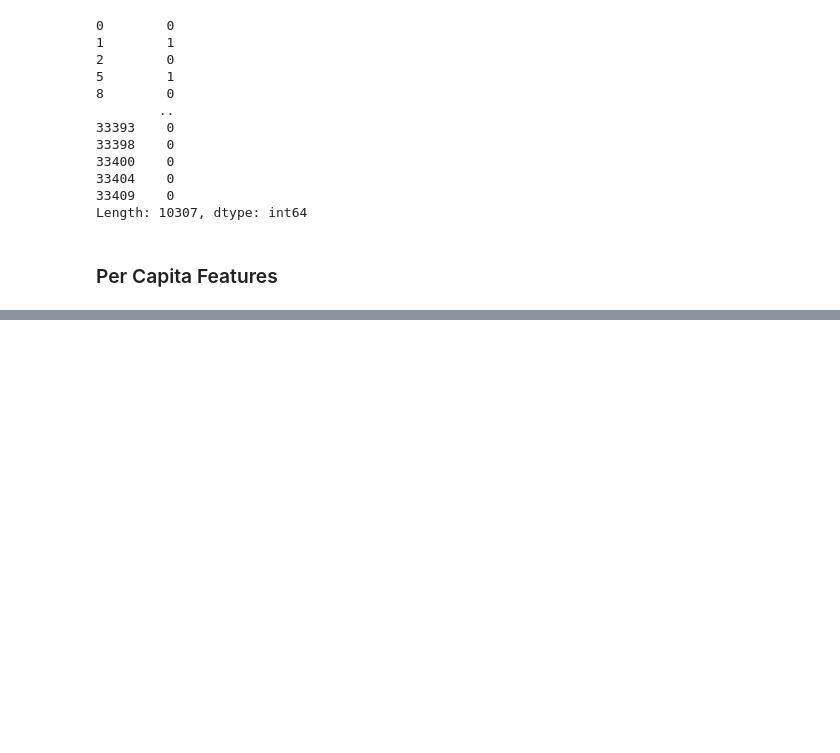
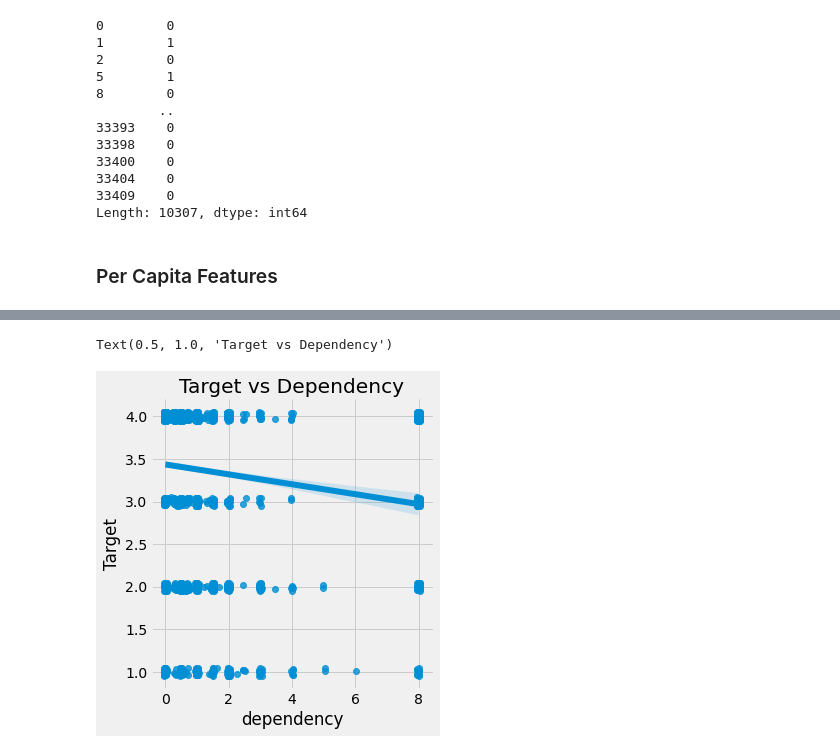
Before and after one commit to brandnewmin/kagglestudy, a Jupyter notebook: costa-rican-household-poverty-level-prediction-2.ipynb, the cells around one changed output, grey strips where cells are left out. Cells and saved outputs as stored; diff of their text form; code cells hidden in the pictures; blank space fills up the shorter version.

```diff
--- a/costa-rican-household-poverty-level-prediction-2.ipynb
+++ b/costa-rican-household-poverty-level-prediction-2.ipynb
@@ -765,3 +765,8 @@ Text(0.5, 1.0, 'Target vs Bonus Variables')
 Length: 10307, dtype: int64
 # %% [markdown]
 ### Per Capita Features
+# %%
+heads['phones-per-capita'] = heads['qmobilephone'] / heads['tamviv']
+heads['tablets-per-capita'] = heads['v18q1'] / heads['tamviv']
+heads['rooms-per-capita'] = heads['rooms'] / heads['tamviv']
+heads['rent-per-capita'] = heads['v2a1'] / heads['tamviv']
@@ -767,0 +798,11 @@ Length: 10307, dtype: int64
+# %%
+train_heads = heads.loc[heads['Target'].notnull(),:].copy()
+
+pcorrs = pd.DataFrame(train_heads.corr()['Target'].sort_values()).rename(columns =
+                                                                        {'Target' : 'pcorr'}).reset_index()
+pcorrs = pcorrs.rename(columns = {'index':'feature'})
+
+print('Most negatively correlated variables:')
+print(pcorrs.head())
+print('\nMost porsitively correlated variables:')
+print(pcorrs.dropna().tail())
@@ -767,0 +966,6 @@ Length: 10307, dtype: int64
+# %%
+sns.lmplot('dependency','Target',fit_reg = True, data = train_heads, x_jitter = 0.05, y_jitter = 0.05)
+plt.title('Target vs Dependency')
+# %% [output]
+Text(0.5, 1.0, 'Target vs Dependency')
+[figure, added]
```
Also changed, not shown: parts of 26 cells of this notebook.
